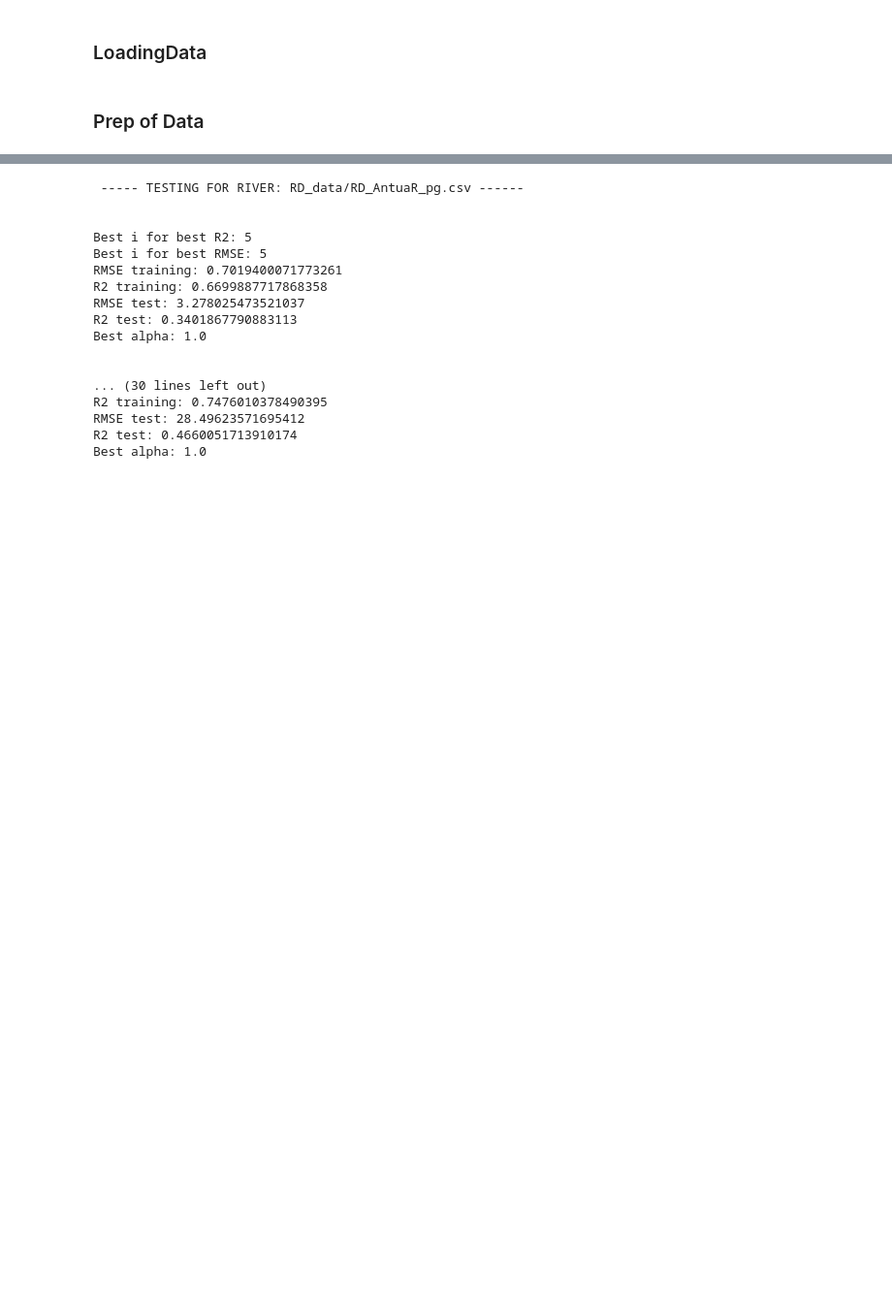
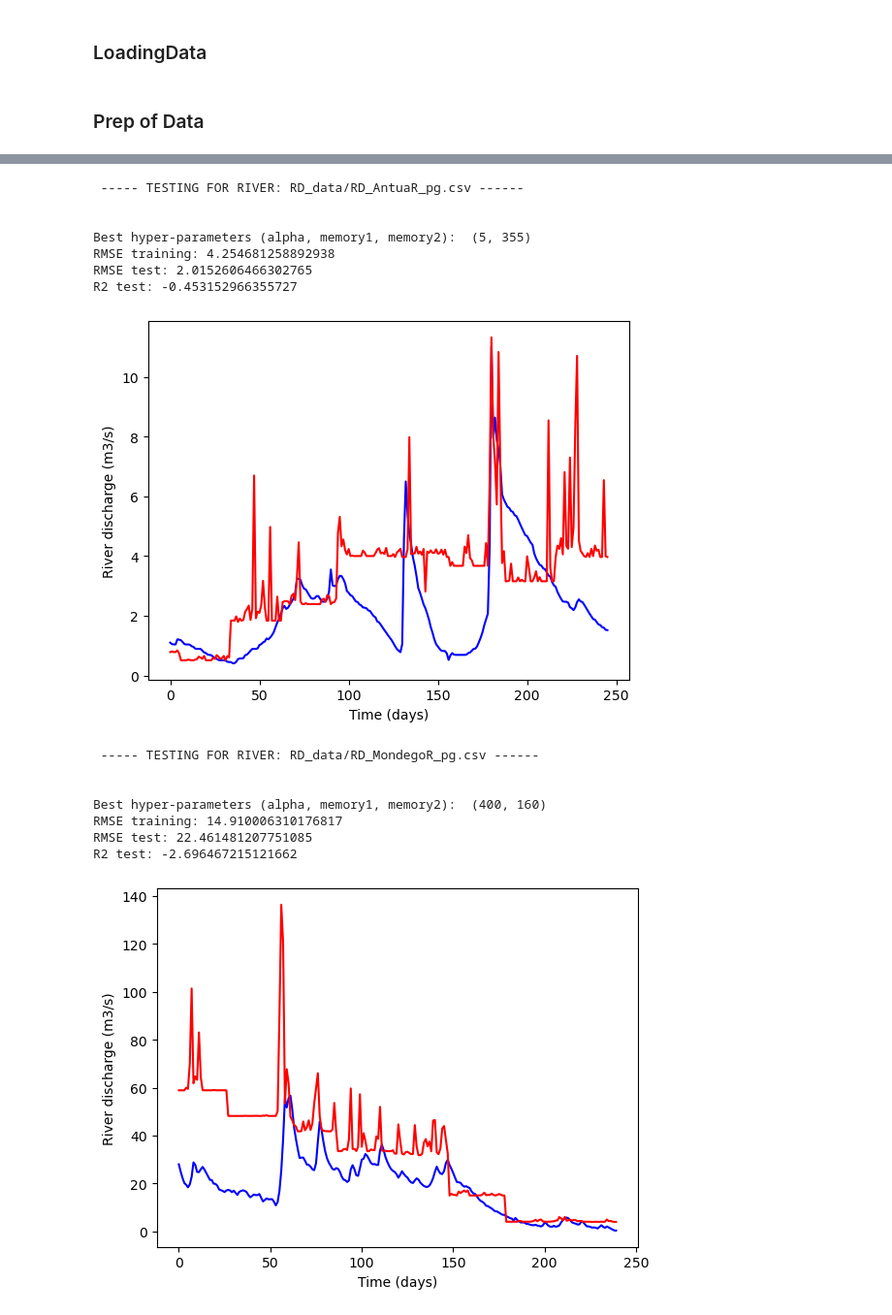
Before and after one commit to Barb02/TAA_ForecastingRiverDischarge, a Jupyter notebook: withoutRDPolinomial.ipynb, the cells around one changed output, grey strips where cells are left out. Shown: that part at 97% size. Cells and saved outputs as stored; diff of their text form; code cells hidden in the pictures; blank space fills up the shorter version.

```diff
--- a/withoutRDPolinomial.ipynb
+++ b/withoutRDPolinomial.ipynb
@@ -155,0 +70,32 @@ def test_for_river(river, years):
+# %%
+def validationCurve (X, y, Xval, yval, Lambda_array, lambda_boxcox):
+
+    """
+    Returns the best lambda and the respective train and cross validation set errors
+    """
+    m = len(y)  # Number of training examples
+    mval = len(yval)  # Number of validation examples
+
+    error_train, error_val = [],[]
+
+    for lam in Lambda_array:
+
+        model = linear_model.Ridge(alpha=lam)
+        model.fit(X,y)
+
+        #After the training is over, apply the trained model for train and validation data
+        pred_train = inv_boxcox(model.predict(X), lambda_boxcox)
+        pred_val =  inv_boxcox(model.predict(Xval), lambda_boxcox)
+
+        #Compute the train and validation error
+        error_train_i = 1/(2*m) * np.sum((pred_train - y)**2)
+        error_val_i = 1/(2*mval) * np.sum((pred_val - yval)**2)
+
+        error_train.append(error_train_i)
+        error_val.append(error_val_i)
+
+    #Choose the best lambda to be the one that minimizes the validation error
+    ind = np.argmin(error_val)
+    best_alpha=Lambda_array[ind]
+
+    return best_alpha, error_train, error_val
@@ -156,23 +143,22 @@ def test_for_river(river, years):
 # %%
-test_for_river("RD_data/RD_AntuaR_pg.csv", ["1985","1986","1987","1988","1989"])
-test_for_river("RD_data/RD_MondegoR_pg.csv", ["1972","1973","1974","1975","1976"])
-test_for_river("RD_data/RD_NeivaR_pg.csv", ["1984","1985","1986","1987","1988","1989"])
-test_for_river("RD_data/RD_VougaR_pg.csv", ["1978", "1979", "1980"])
+fit_for_river("RD_data/RD_AntuaR_pg.csv")
+fit_for_river("RD_data/RD_MondegoR_pg.csv")
+fit_for_river("RD_data/RD_NeivaR_pg.csv")
+fit_for_river("RD_data/RD_VougaR_pg.csv")
 # %% [output]
  ----- TESTING FOR RIVER: RD_data/RD_AntuaR_pg.csv ------
 
 
-Best i for best R2: 5
-Best i for best RMSE: 5
-RMSE training: 0.7019400071773261
-R2 training: 0.6699887717868358
-RMSE test: 3.278025473521037
-R2 test: 0.3401867790883113
-Best alpha: 1.0
-
-
-... (30 lines left out)
-R2 training: 0.7476010378490395
-RMSE test: 28.49623571695412
-R2 test: 0.4660051713910174
-Best alpha: 1.0
+Best hyper-parameters (alpha, memory1, memory2):  (5, 355)
+RMSE training: 4.254681258892938
+RMSE test: 2.0152606466302765
+R2 test: -0.453152966355727
+[figure, added]
+ ----- TESTING FOR RIVER: RD_data/RD_MondegoR_pg.csv ------
+
+
+Best hyper-parameters (alpha, memory1, memory2):  (400, 160)
+RMSE training: 14.910006310176817
+RMSE test: 22.461481207751085
+R2 test: -2.696467215121662
+[figure, added]
```
Also changed, not shown: parts of 10 cells of this notebook, 2 other files.
